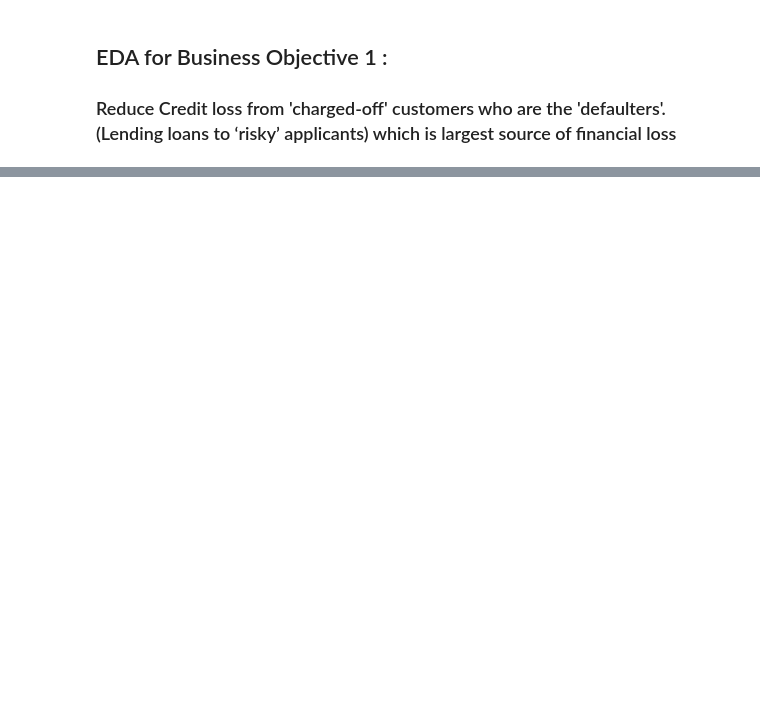
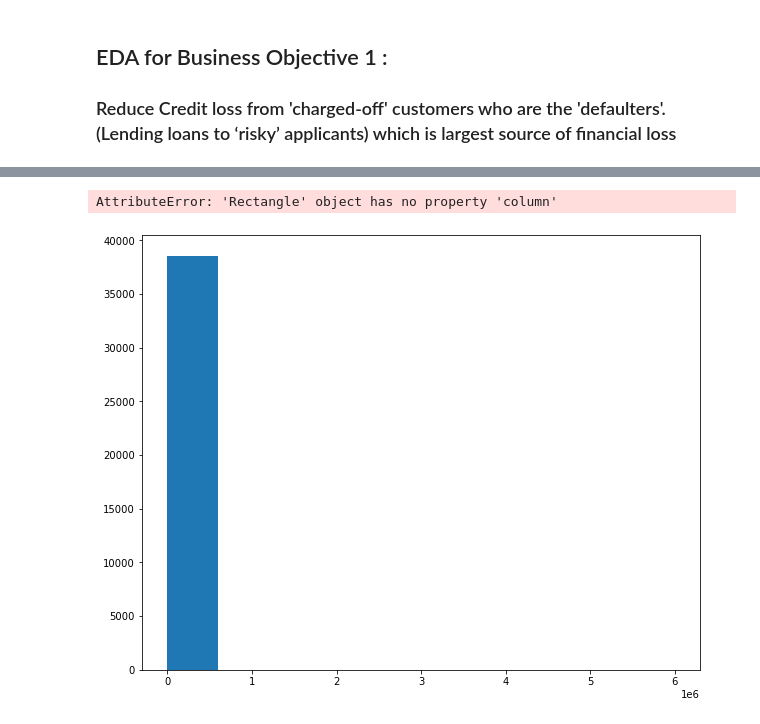
Before and after one commit to karthickchetti/LendingClubCaseStudy, a Jupyter notebook: Karthick_Chetti.ipynb, the cells around one changed output, grey strips where cells are left out. Cells and saved outputs as stored; diff of their text form; code cells hidden in the pictures; blank space fills up the shorter version.

```diff
--- a/Karthick_Chetti.ipynb
+++ b/Karthick_Chetti.ipynb
@@ -286,0 +331,5 @@ plot_hist(defaulted_df,"annual_inc",50)
+# %%
+lc_df_droppedcol.plot.hist(column=["term"], by="loan_status", figsize=(10, 8))
+# %% [output]
+AttributeError: 'Rectangle' object has no property 'column'
+[figure, added]
```
Also changed, not shown: parts of 20 cells of this notebook.
